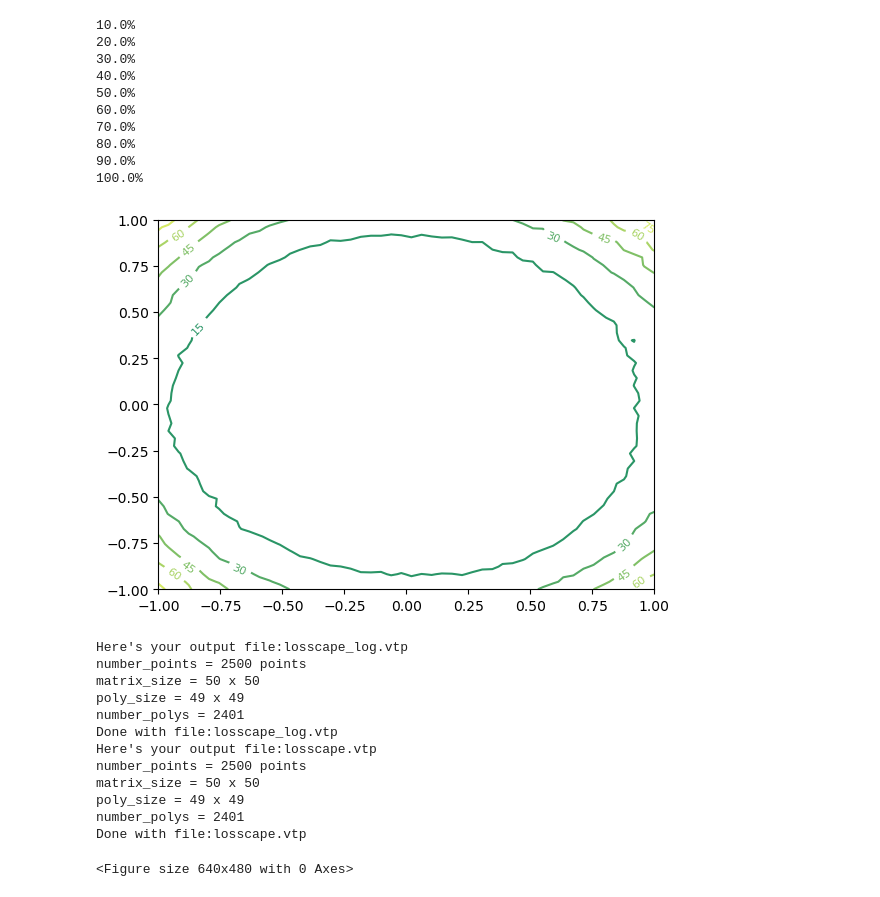
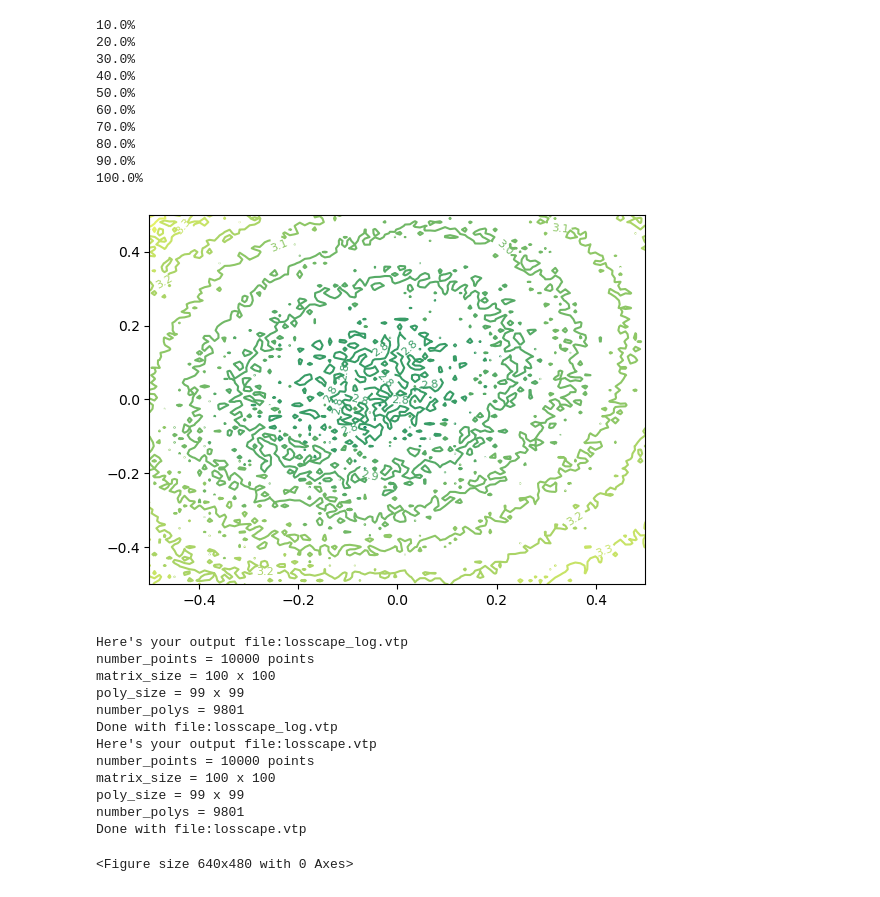
Before and after one commit to Procuste34/blablateurbinaire, a Jupyter notebook: transformer_lm.ipynb, the cells around one changed output. Cells and saved outputs as stored; diff of their text form; code cells hidden in the pictures.

```diff
--- a/transformer_lm.ipynb
+++ b/transformer_lm.ipynb
@@ -114,7 +114,7 @@ def get_batch(split, batch_size):
 
 #todo: mettre les shapes a cote
 # %%
-d_model = 128
+d_model = 32
 embed_dim = d_model
 n_heads = 1
 d_head = d_model // n_heads
@@ -182,6 +182,8 @@ class Transformer_LM(nn.Module):
 
         self.layer1 = DecoderLayer()
         self.layer2 = DecoderLayer()
+        self.layer3 = DecoderLayer()
+        self.layer4 = DecoderLayer()
         self.lm_head = nn.Linear(d_model, len(vocabulaire))
 
     def forward(self, W, targets):
@@ -193,6 +195,9 @@ class Transformer_LM(nn.Module):
         X = X + self.PE[:T]
 
         H = self.layer1(X) # (B, T, d_model)
+        H = self.layer2(H)
+        H = self.layer3(H)
+        H = self.layer4(H)
 
         logits = self.lm_head(H) # (B, T, vocab_size)
 
@@ -243,28 +248,28 @@ X, losses = create_2D_losscape(model, get_batch=get_batch)
 <Figure size 640x480 with 0 Axes>
 # %%
-X, Y, losses = create_3D_losscape(model, get_batch=get_batch, num_batches=2, num_points=50, output_vtp=True)
+X, Y, losses = create_3D_losscape(model, get_batch=get_batch, num_batches=10, num_points=100, output_vtp=True, x_min=-0.5, x_max=0.5, y_min=-0.5, y_max=0.5)
 # %% [output]
 10.0%
 20.0%
 30.0%
 40.0%
 50.0%
 60.0%
 70.0%
 80.0%
 90.0%
 100.0%
-[figure, old version]
+[figure, new version]
 Here's your output file:losscape_log.vtp
-number_points = 2500 points
-matrix_size = 50 x 50
-poly_size = 49 x 49
-number_polys = 2401
+number_points = 10000 points
+matrix_size = 100 x 100
+poly_size = 99 x 99
+number_polys = 9801
 Done with file:losscape_log.vtp
 Here's your output file:losscape.vtp
-number_points = 2500 points
-matrix_size = 50 x 50
-poly_size = 49 x 49
-number_polys = 2401
+number_points = 10000 points
+matrix_size = 100 x 100
+poly_size = 99 x 99
+number_polys = 9801
 Done with file:losscape.vtp
 <Figure size 640x480 with 0 Axes>
```
Also changed, not shown: parts of 4 cells of this notebook, 5 other files.
